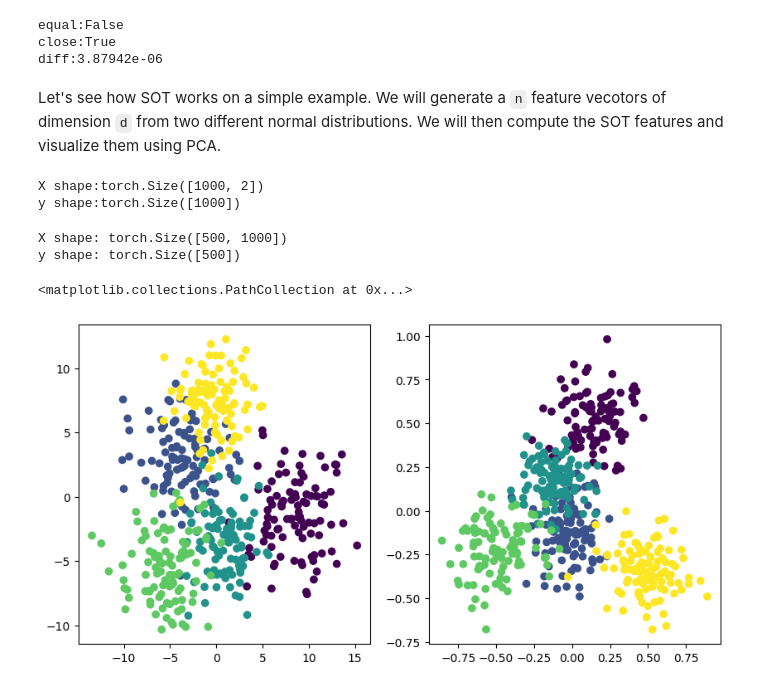
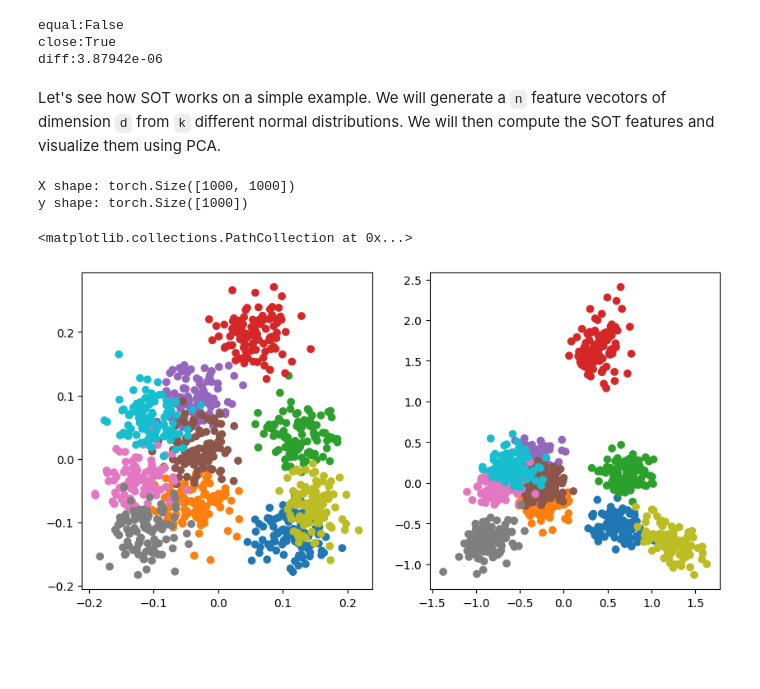
Before and after one commit to mikasenghaas/few-shot-benchmark, a Jupyter notebook: notebooks/self_optimal_transport.ipynb, the cells around one changed output. Cells and saved outputs as stored; diff of their text form; code cells hidden in the pictures; blank space fills up the shorter version.

```diff
--- a/notebooks/self_optimal_transport.ipynb
+++ b/notebooks/self_optimal_transport.ipynb
@@ -156,31 +156,7 @@ equal:False
 close:True
 diff:3.87942e-06
 # %% [markdown]
-Let's see how SOT works on a simple example. We will generate a `n` feature vecotors of dimension `d` from two different normal distributions. We will then compute the SOT features and visualize them using PCA.
+Let's see how SOT works on a simple example. We will generate a `n` feature vecotors of dimension `d` from `k` different normal distributions. We will then compute the SOT features and visualize them using PCA.
-# %%
-def generate_feature_vectors(n, d, mu1, sigma1, mu2, sigma2):
-    # Generate n/2 samples from the first normal distribution
-    samples1 = torch.normal(mu1, sigma1, (n//2, d))
-
-    # Generate n/2 samples from the second normal distribution
-    samples2 = torch.normal(mu2, sigma2, (n//2, d))
-
-    # Combine the samples from both distributions
-    samples = torch.cat((samples1, samples2))
-    labels = torch.cat((torch.zeros(n//2), torch.ones(n//2)))
-    return samples, labels
-
-# Example usage
-n = 1000 # Total number of feature vectors
-d = 2    # Dimension of each vector
-mu1, sigma1 = 0, 2  # Mean and standard deviation for the first distribution
-mu2, sigma2 = 2, 5  # Mean and standard deviation for the second distribution
-
-X,y = generate_feature_vectors(n, d, mu1, sigma1, mu2, sigma2)
-print(f"X shape:{X.shape}\ny shape:{y.shape}")
-# %% [output]
-X shape:torch.Size([1000, 2])
-y shape:torch.Size([1000])
 # %%
 def generate_clusters(n, d, mus, sigmas):
     assert len(mus) == len(sigmas), "mus and sigmas must have the same length"
@@ -195,38 +171,40 @@ def generate_clusters(n, d, mus, sigmas):
             sigma_j = sigma[j]
             X[start_index:end_index, j] = torch.normal(mu_j, sigma_j, (n // len(mus),))
         y[start_index:end_index] = i
+    # normalize X to be unit norm
+    X = X / X.norm(dim=1, keepdim=True)
     return X, y
 
 # Example usage
 
 d = 1000   # Dimension of each vector
-k = 5    # Number of clusters
+k = 10   # Number of clusters
 n = k*100  # Total number of feature vectors
 mus = torch.rand(k, d)  # Means for the clusters
-sigmas = torch.rand(k, d)*3  # Standard deviations for the clusters
+sigmas = torch.rand(k, d)*1.5  # Standard deviations for the clusters
 
 X, y = generate_clusters(n, d, mus, sigmas)
 print(f"X shape: {X.shape}\ny shape: {y.shape}")
 # %% [output]
-X shape: torch.Size([500, 1000])
-y shape: torch.Size([500])
+X shape: torch.Size([1000, 1000])
+y shape: torch.Size([1000])
 # %%
 from sklearn.decomposition import PCA
 from sklearn.manifold import TSNE
 import numpy as np
 
 
 sot = SOT(distance_metric='cosine', ot_reg=0.1, sinkhorn_iterations=10, sigmoid=False, mask_diag=True, max_scale=True) # defaults
 pca = PCA(n_components=2)
 
 a = pca.fit_transform(X)
 b = pca.fit_transform(sot(X))
 # tsne = TSNE(n_components=2,perplexity=10,learning_rate=100,random_state=42,verbose=1)
 # b = tsne.fit_transform(out)
 
 fig, axs = plt.subplots(1,2,figsize=(10,5))
-axs[0].scatter(a[:,0],a[:,1],c=y)
-axs[1].scatter(b[:,0],b[:,1],c=y)
+axs[0].scatter(a[:,0],a[:,1],c=y, cmap='tab10')
+axs[1].scatter(b[:,0],b[:,1],c=y, cmap='tab10')
 # %% [output]
 <matplotlib.collections.PathCollection at 0x...>
-[figure, old version]
+[figure, new version]
```
